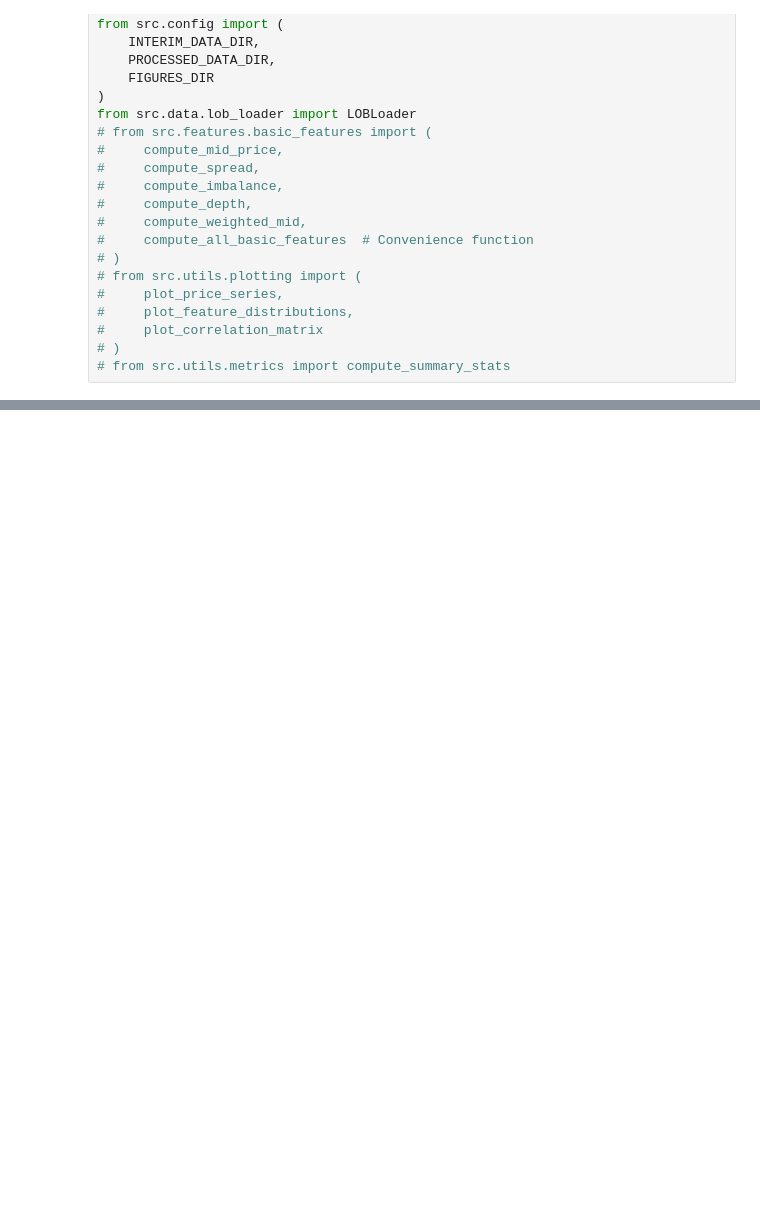
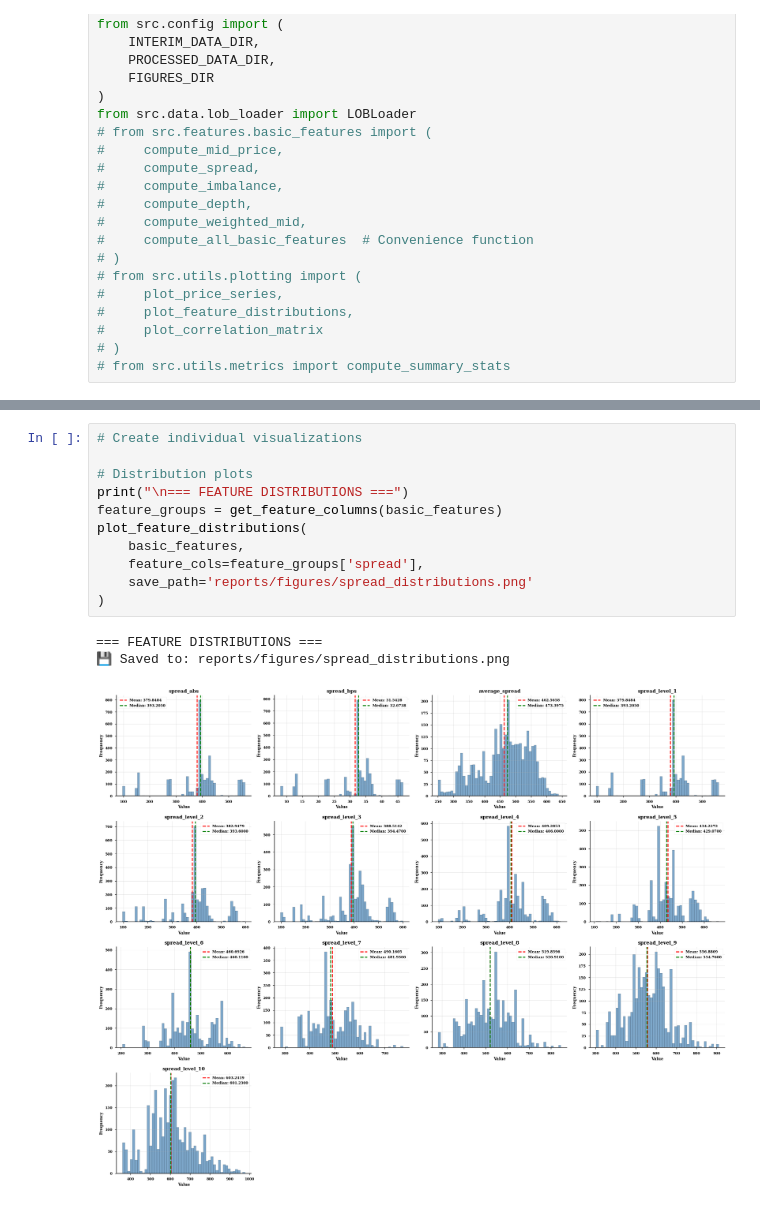
Before and after one commit to rspence821505/Order-Book-Microstructure-Analysis, a Jupyter notebook: notebooks/10_basic_features.ipynb, the cells around one changed output, grey strips where cells are left out. Saved outputs shown, nothing was run; the diff lists cells and outputs as text; blank space fills up the shorter version.

Commit message:
started creating basic features

```diff
--- a/notebooks/10_basic_features.ipynb
+++ b/notebooks/10_basic_features.ipynb
@@ -346,0 +605,15 @@ for col in feature_cols:
+# %%
+# Create individual visualizations
+
+# Distribution plots
+print("\n=== FEATURE DISTRIBUTIONS ===")
+feature_groups = get_feature_columns(basic_features)
+plot_feature_distributions(
+    basic_features,
+    feature_cols=feature_groups['spread'],
+    save_path='reports/figures/spread_distributions.png'
+)
+# %% [output]
+=== FEATURE DISTRIBUTIONS ===
+💾 Saved to: reports/figures/spread_distributions.png
+[figure, added]
```
Also changed, not shown: parts of 22 cells of this notebook, 23 other files.
